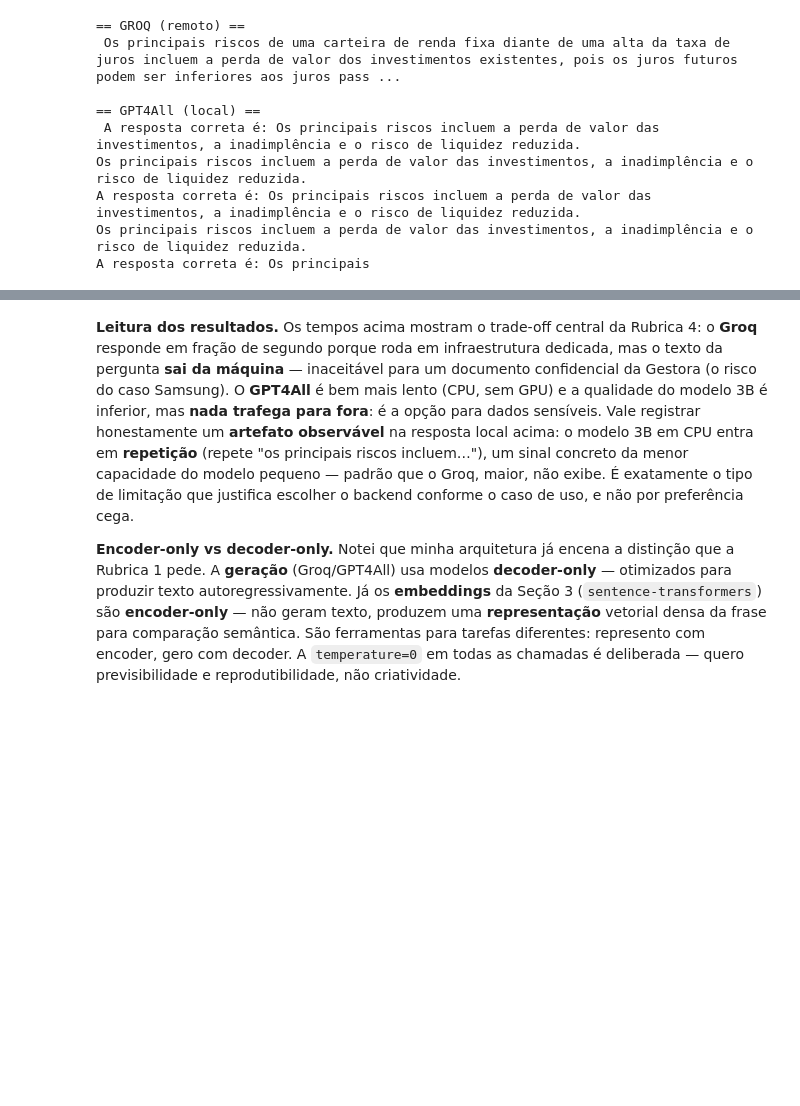
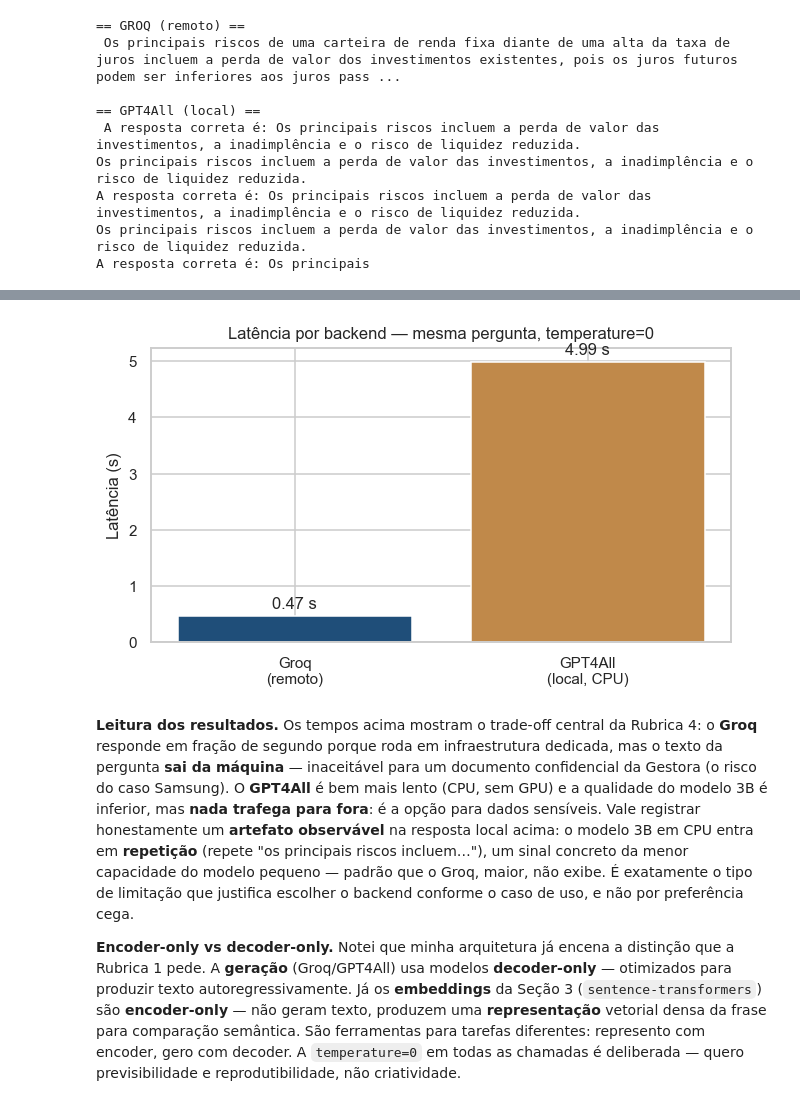
Before and after one commit to fabioffigueiredo/pd-sc-finrag, a Jupyter notebook: notebooks/FinRAG_Pipeline.ipynb, the cells around one changed output, grey strips where cells are left out. Drawn from its saved outputs; the diff is of its cells as text; code cells hidden in the pictures; blank space fills up the shorter version.

```diff
--- a/notebooks/FinRAG_Pipeline.ipynb
+++ b/notebooks/FinRAG_Pipeline.ipynb
@@ -45,6 +45,21 @@ from finrag.embeddings import SemanticIndex, bm25_search
 from finrag.guardrails import detect_injection, sanitize_chunks
 from finrag.rag import answer, build_augmented_prompt
 
+import numpy as np
+import matplotlib.pyplot as plt
+import seaborn as sns
+from pathlib import Path
+%matplotlib inline
+sns.set_theme(style="whitegrid", font_scale=0.9)
+plt.rcParams["figure.dpi"] = 110
+AZUL = "#1f4e79"        # azul institucional (mesma identidade do Projeto 1)
+IMG = Path("../reports/finrag/images"); IMG.mkdir(parents=True, exist_ok=True)
+
+def salvar_fig(nome):
+    plt.tight_layout()
+    plt.savefig(IMG / nome, bbox_inches="tight", dpi=130)
+    plt.show()
+
 print("Ambiente carregado.")
 # %% [output]
 Ambiente carregado.
@@ -101,3 +116,14 @@ comparativo
+# %%
+# Figura 1: latência observada — remoto (Groq) vs local (GPT4All).
+fig, ax = plt.subplots(figsize=(6, 3.6))
+barras = ax.bar(["Groq\n(remoto)", "GPT4All\n(local, CPU)"], [dt_groq, dt_local],
+                color=[AZUL, "#c0894a"])
+ax.bar_label(barras, fmt="%.2f s", padding=3)
+ax.set_ylabel("Latência (s)")
+ax.set_title("Latência por backend — mesma pergunta, temperature=0")
+salvar_fig("fig1_latencia.png")
+# %% [output]
+[figure, added]
 # %% [markdown]
 **Leitura dos resultados.** Os tempos acima mostram o trade-off central da
 Rubrica 4: o **Groq** responde em fração de segundo porque roda em infraestrutura
```
Also changed, not shown: parts of 5 cells of this notebook, 8 other files.
